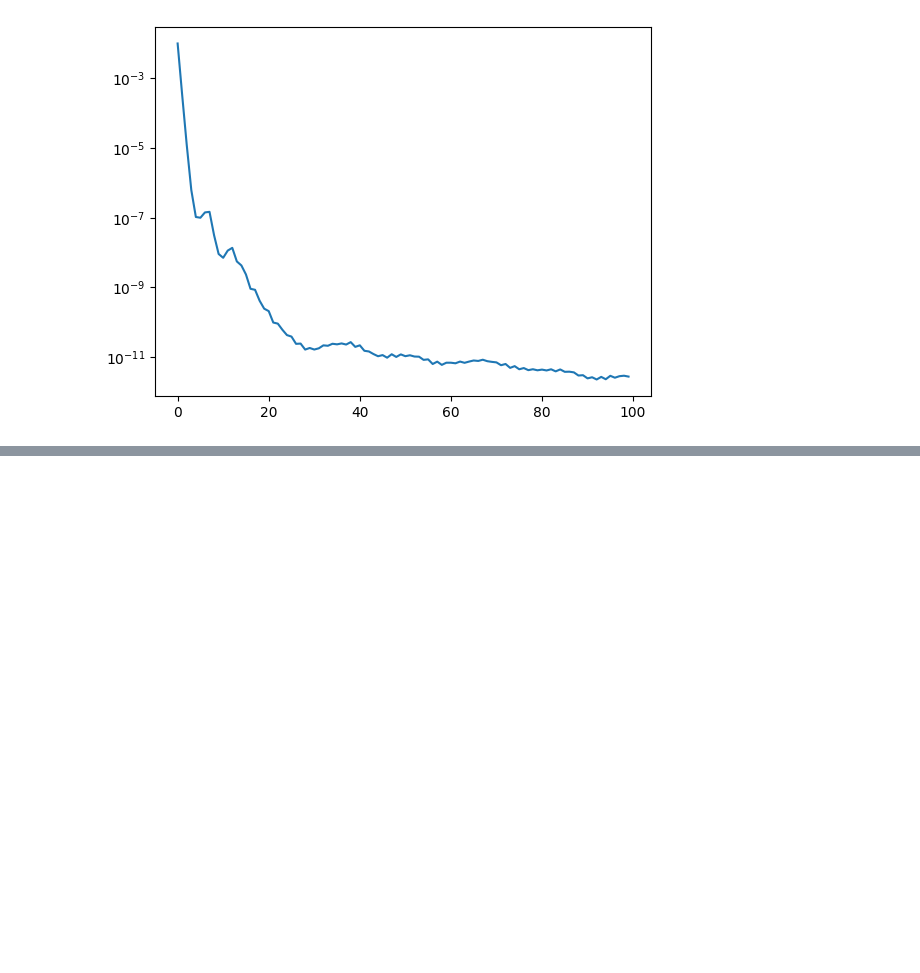
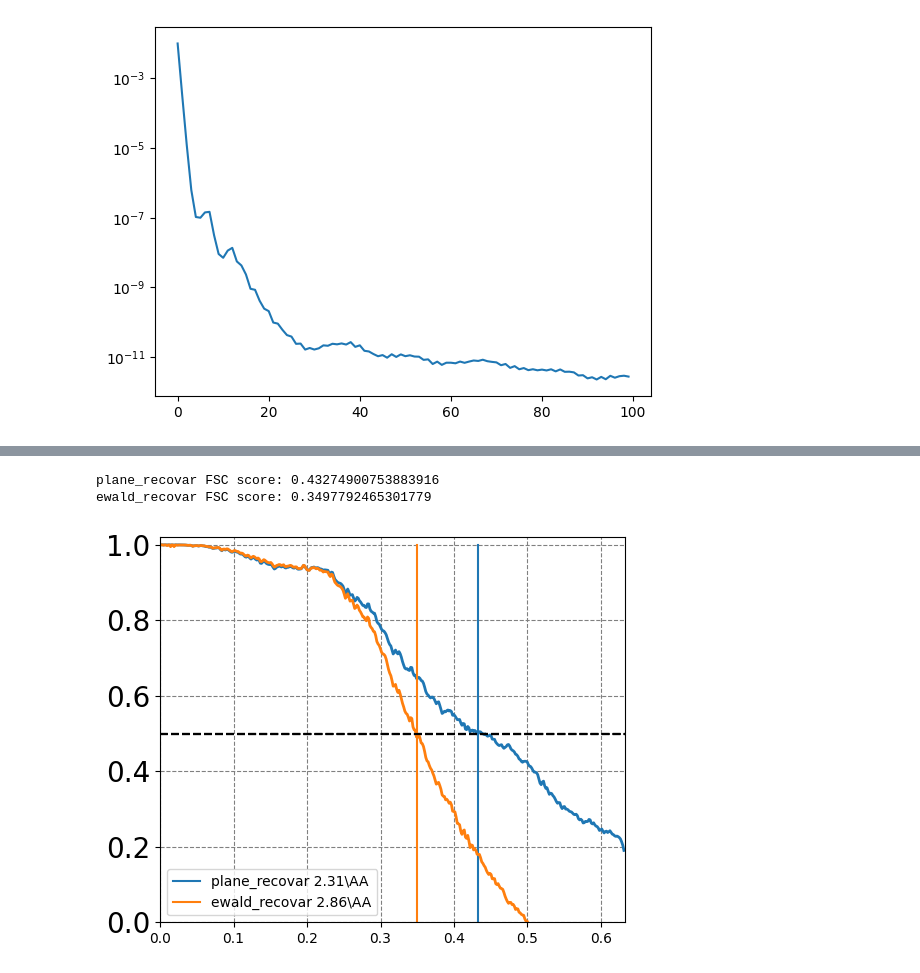
Before and after one commit to ma-gilles/recovar, a Jupyter notebook: ewald_test_cg.ipynb, the cells around one changed output, grey strips where cells are left out. Saved outputs shown, nothing was run; the diff lists cells and outputs as text; code cells hidden in the pictures; blank space fills up the shorter version.

```diff
--- a/ewald_test_cg.ipynb
+++ b/ewald_test_cg.ipynb
@@ -306,3 +310,17 @@ ax = plot_utils.plot_fsc(cryo, gt_vol,ftu.get_dft3(x1), name =  'ewald_recovar',
+# %%
+vol_dir = '/home/mg6942/mytigress/capsoid_800_ewald_noise_1e-1/'
+# J = '55'
+ax = None
+x1 = utils.load_mrc(f"{vol_dir}/recon_1.mrc")
+ax = plot_utils.plot_fsc(cryo, gt_vol,ftu.get_dft3(x1), name = 'plane_recovar', ax = ax, mask = csparc_mask, threshold = 1/2)
+
+# J = '57'
+x1 = utils.load_mrc(f"{vol_dir}/recon_plane.mrc")
+ax = plot_utils.plot_fsc(cryo, gt_vol,ftu.get_dft3(x1), name =  'ewald_recovar', ax = ax, mask = csparc_mask, threshold = 1/2)
+# %% [output]
+plane_recovar FSC score: 0.43274900753883916
+ewald_recovar FSC score: 0.3497792465301779
+[figure, added]
 # %%
 reload(plot_utils)
 # J = '55'
```
Also changed, not shown: parts of 5 cells of this notebook, 11 other files.
